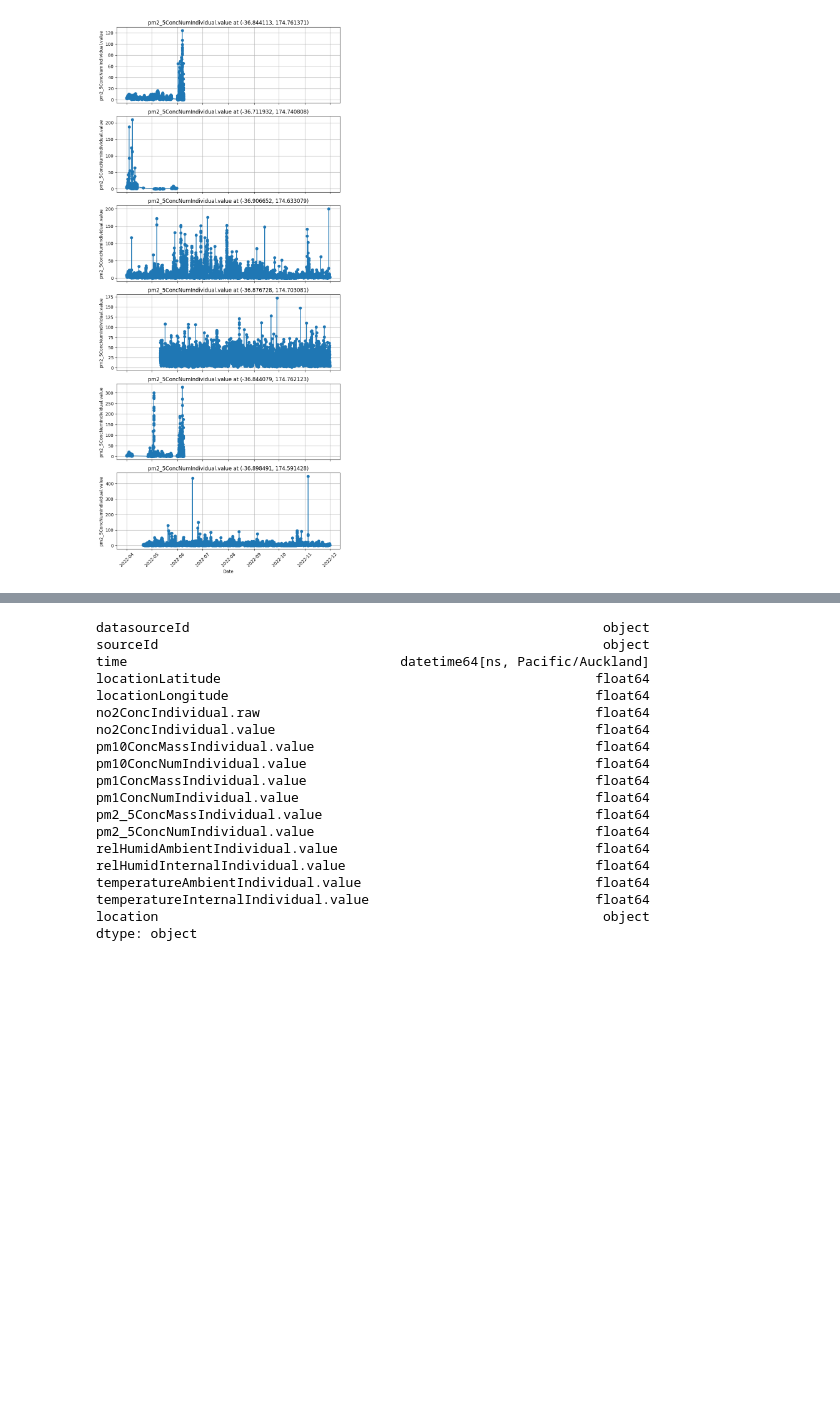
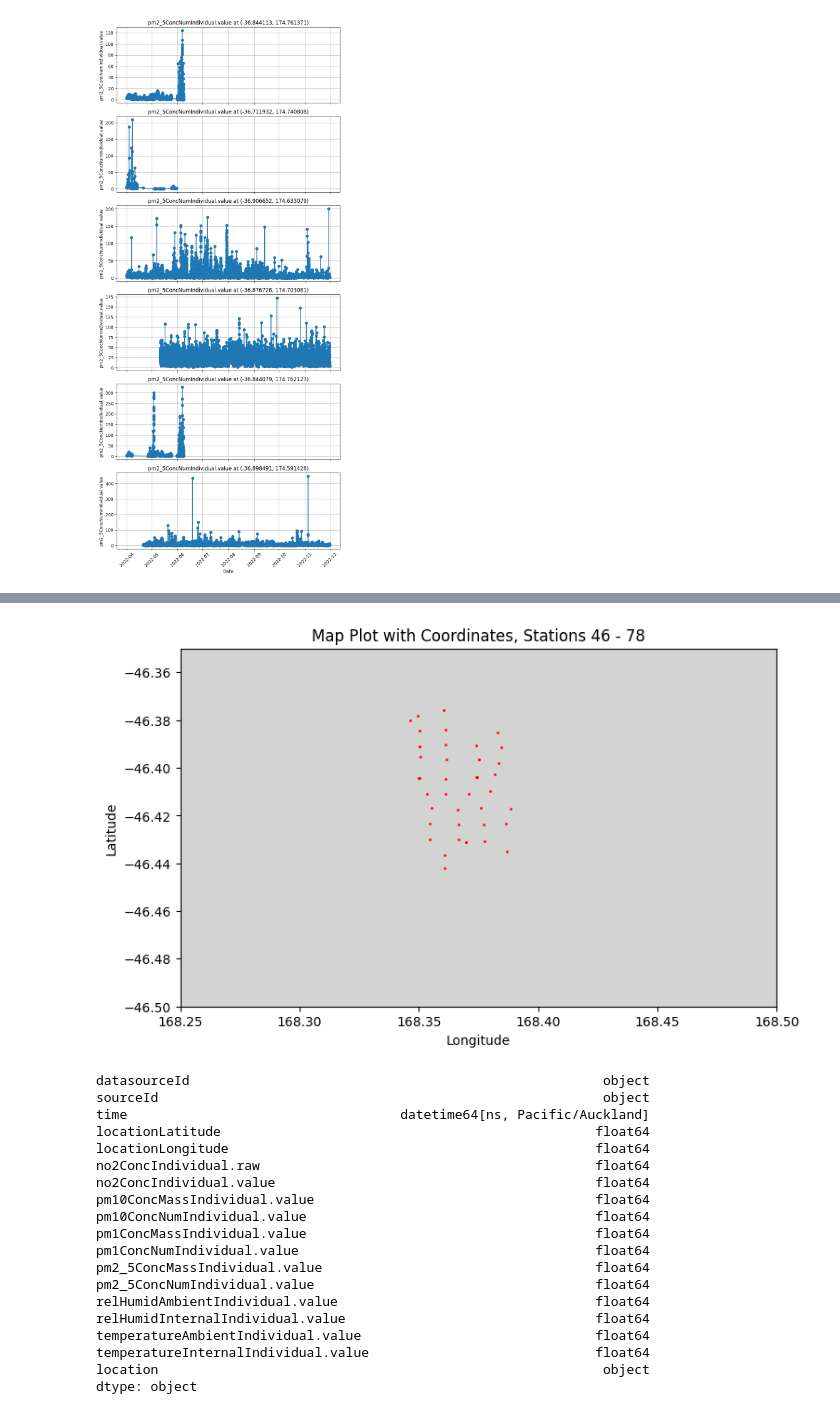
Before and after one commit to mattalajas/GEODE2025, a Jupyter notebook: AirQuality/init_exploration.ipynb, the cells around one changed output, grey strips where cells are left out. Cells and saved outputs as stored; diff of their text form; code cells hidden in the pictures; blank space fills up the shorter version.

```diff
--- a/AirQuality/init_exploration.ipynb
+++ b/AirQuality/init_exploration.ipynb
@@ -914,0 +1058,18 @@ plt.show()
+# %%
+temp = lat_long_inv[:45]
+print(len(temp))
+del_list = [20, 28, 31, 35, 45, 57, 61, 63, 67, 68, 71, 76]
+add_list = [0, 1, 10, 11, 15, 21, 23, 27, 37, 41, 43, 44]
+
+for d in del_list[::-1]:
+    try:
+        del temp[d]
+    except:
+        pass
+
+settemp = set(temp)
+for a in add_list:
+    settemp.add(lat_long_inv[a])
+
+print(len(settemp))
+list(settemp)
@@ -915,3 +1136,38 @@ plt.show()
+# %%
+# Create a GeoDataFrame
+geometry = [Point(lon, lat) for lon, lat in settemp]
+gdf = gpd.GeoDataFrame(geometry=geometry)
+
+# Load detailed map
+gdf_world = gpd.read_file(geodatasets.get_path('naturalearth.land'))
+
+# Plot the map
+fig, ax = plt.subplots(figsize=(10, 5))
+gdf_world.plot(ax=ax, color='lightgray')  # Plot world map
+gdf.plot(ax=ax, color='red', markersize=1)  # Plot points with smaller size
+
+# Zoom into Auckland
+ax.set_xlim([166, 179])
+ax.set_ylim([-48, -34])
+
+# ax.set_xlim([174, 175.6])
+# ax.set_ylim([-37.1, -36.5])
+
+# CHC
+# ax.set_xlim([171.7, 171.85])
+# ax.set_ylim([-43.8, -44])
+
+# # DUNE
+ax.set_xlim([168.25, 168.50])
+ax.set_ylim([-46.50, -46.35])
+
+# Show the plot
+plt.xlabel("Longitude")
+plt.ylabel("Latitude")
+plt.title("Map Plot with Coordinates, Stations 46 - 78")
+plt.show()
+# %% [output]
+[figure, added]
 # %%
 auckland_dataset.dtypes
 # %% [output]
```
Also changed, not shown: parts of 20 cells of this notebook, 8 other files.
